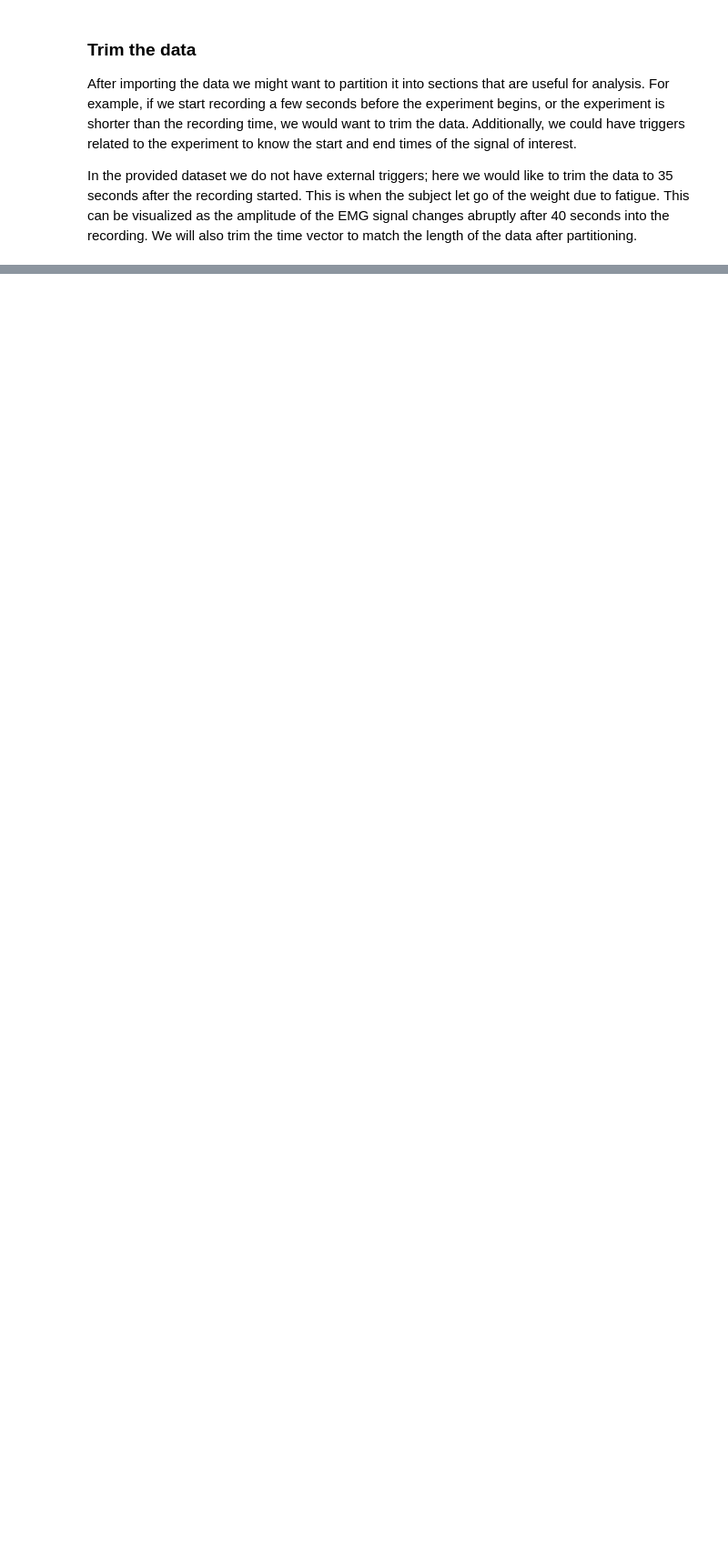
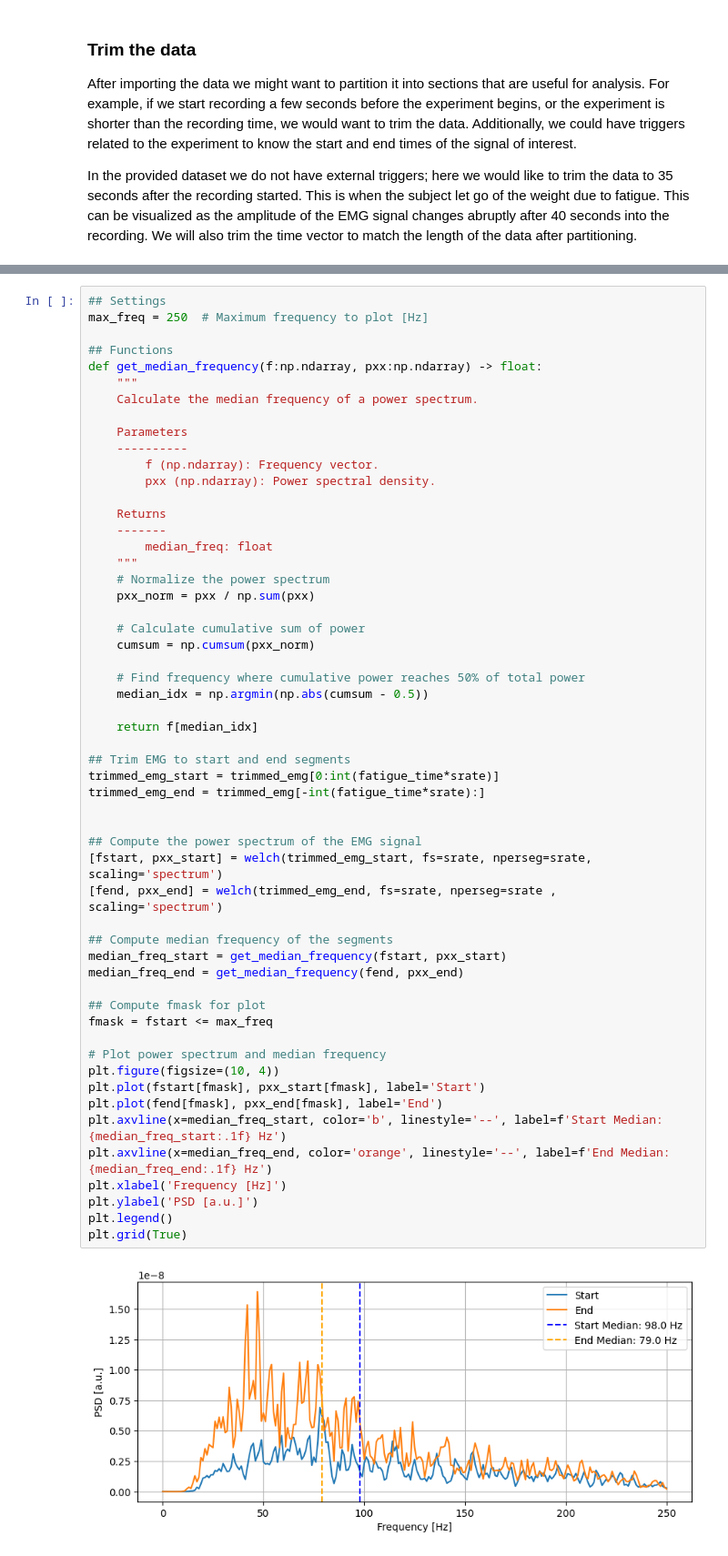
Before and after one commit to danielcomaduran/BMEN663, a Jupyter notebook: python-emg/emg-notebook.ipynb, the cells around one changed output, grey strips where cells are left out. Shown: that part at 91% size. Drawn from its saved outputs; the diff is of its cells as text; blank space fills up the shorter version.

```diff
--- a/python-emg/emg-notebook.ipynb
+++ b/python-emg/emg-notebook.ipynb
@@ -118,0 +212,57 @@ Where  is the sampling frequency or rate of the signal, and  is the number of sa
+# %%
+## Settings
+max_freq = 250  # Maximum frequency to plot [Hz]
+
+## Functions
+def get_median_frequency(f:np.ndarray, pxx:np.ndarray) -> float:
+    """
+    Calculate the median frequency of a power spectrum.
+
+    Parameters
+    ----------
+        f (np.ndarray): Frequency vector.
+        pxx (np.ndarray): Power spectral density.
+
+    Returns
+    -------
+        median_freq: float
+    """
+    # Normalize the power spectrum
+    pxx_norm = pxx / np.sum(pxx)
+
+    # Calculate cumulative sum of power
+    cumsum = np.cumsum(pxx_norm)
+
+    # Find frequency where cumulative power reaches 50% of total power
+    median_idx = np.argmin(np.abs(cumsum - 0.5))
+
+    return f[median_idx]
+
+## Trim EMG to start and end segments
+trimmed_emg_start = trimmed_emg[0:int(fatigue_time*srate)]
+trimmed_emg_end = trimmed_emg[-int(fatigue_time*srate):]
+
+
+## Compute the power spectrum of the EMG signal
+[fstart, pxx_start] = welch(trimmed_emg_start, fs=srate, nperseg=srate, scaling='spectrum')
+[fend, pxx_end] = welch(trimmed_emg_end, fs=srate, nperseg=srate , scaling='spectrum')
+
+## Compute median frequency of the segments
+median_freq_start = get_median_frequency(fstart, pxx_start)
+median_freq_end = get_median_frequency(fend, pxx_end)
+
+## Compute fmask for plot
+fmask = fstart <= max_freq
+
+# Plot power spectrum and median frequency
+plt.figure(figsize=(10, 4))
+plt.plot(fstart[fmask], pxx_start[fmask], label='Start')
+plt.plot(fend[fmask], pxx_end[fmask], label='End')
+plt.axvline(x=median_freq_start, color='b', linestyle='--', label=f'Start Median: {median_freq_start:.1f} Hz')
+plt.axvline(x=median_freq_end, color='orange', linestyle='--', label=f'End Median: {median_freq_end:.1f} Hz')
+plt.xlabel('Frequency [Hz]')
+plt.ylabel('PSD [a.u.]')
+plt.legend()
+plt.grid(True)
+# %% [output]
+[figure, added]
```
Also changed, not shown: parts of 12 cells of this notebook, 1 other file.
